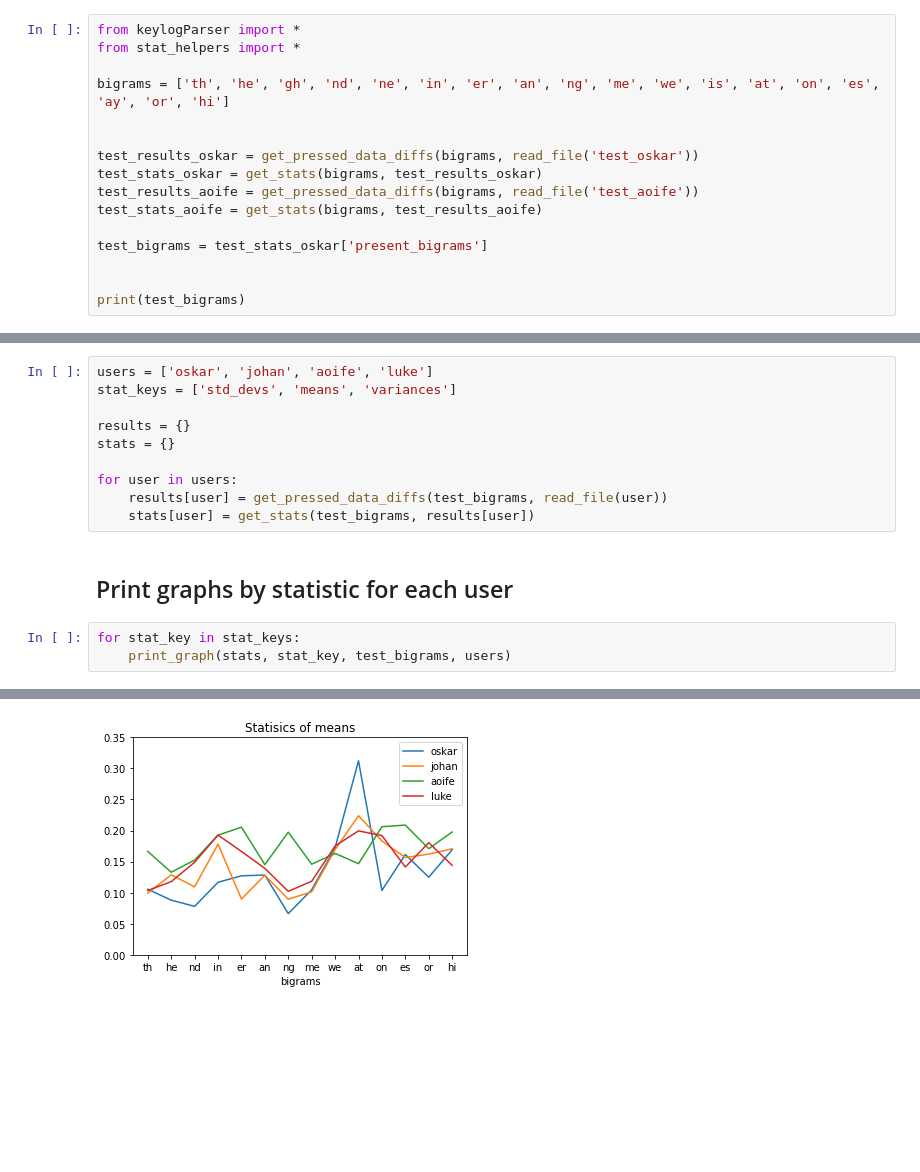
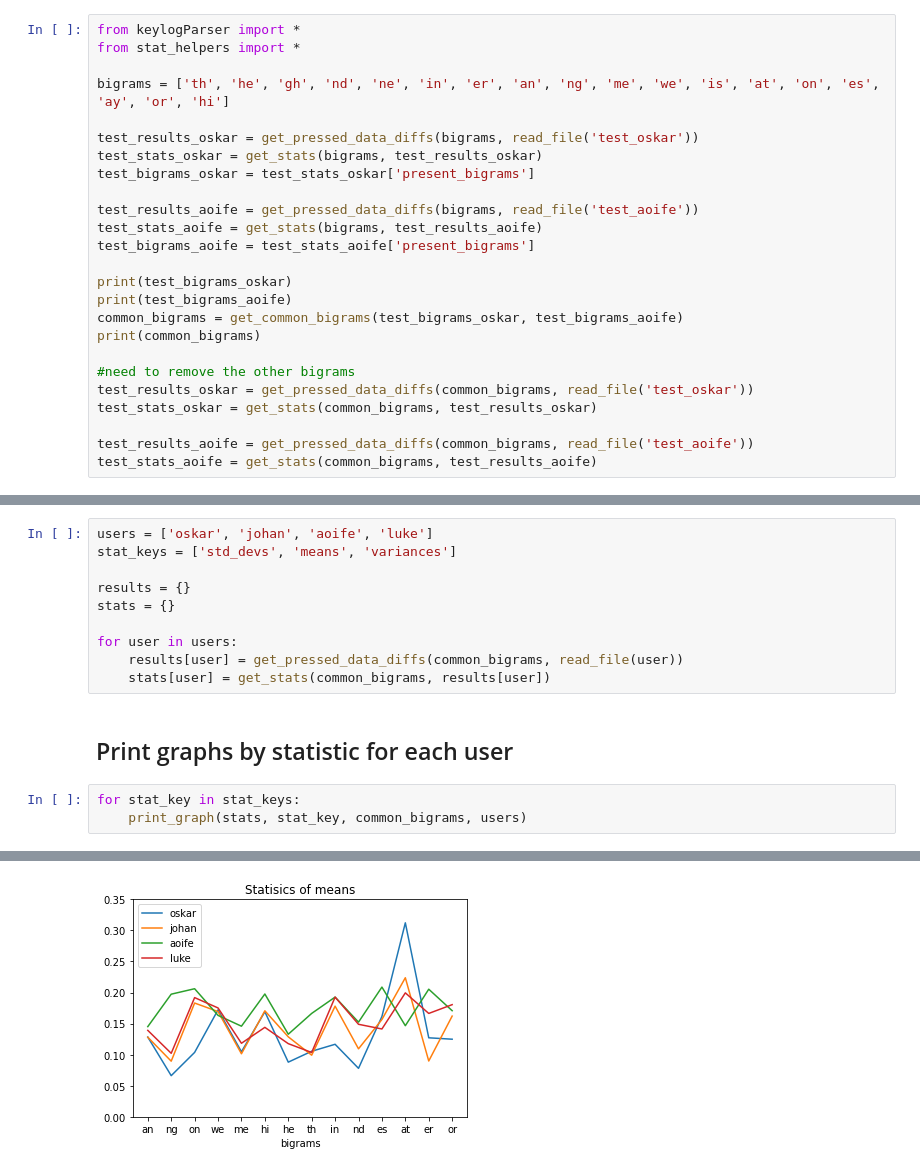
Before and after one commit to igoea20/keystrokeLogger, a Jupyter notebook: runner.ipynb, the cells around one changed output, grey strips where cells are left out. Cells and saved outputs as stored; diff of their text form; blank space fills up the shorter version.

```diff
--- a/runner.ipynb
+++ b/runner.ipynb
@@ -4,15 +4,24 @@ from stat_helpers import *
 
 bigrams = ['th', 'he', 'gh', 'nd', 'ne', 'in', 'er', 'an', 'ng', 'me', 'we', 'is', 'at', 'on', 'es', 'ay', 'or', 'hi']
 
-
 test_results_oskar = get_pressed_data_diffs(bigrams, read_file('test_oskar'))
 test_stats_oskar = get_stats(bigrams, test_results_oskar)
+test_bigrams_oskar = test_stats_oskar['present_bigrams']
+
 test_results_aoife = get_pressed_data_diffs(bigrams, read_file('test_aoife'))
 test_stats_aoife = get_stats(bigrams, test_results_aoife)
+test_bigrams_aoife = test_stats_aoife['present_bigrams']
 
-test_bigrams = test_stats_oskar['present_bigrams']
+print(test_bigrams_oskar)
+print(test_bigrams_aoife)
+common_bigrams = get_common_bigrams(test_bigrams_oskar, test_bigrams_aoife)
+print(common_bigrams)
 
+#need to remove the other bigrams
+test_results_oskar = get_pressed_data_diffs(common_bigrams, read_file('test_oskar'))
+test_stats_oskar = get_stats(common_bigrams, test_results_oskar)
 
-print(test_bigrams)
+test_results_aoife = get_pressed_data_diffs(common_bigrams, read_file('test_aoife'))
+test_stats_aoife = get_stats(common_bigrams, test_results_aoife)
 # %% [output]
 ['th', 'he', 'nd', 'in', 'er', 'an', 'ng', 'me', 'we', 'at', 'on', 'es', 'or', 'hi']
@@ -26,11 +37,11 @@ results = {}
 stats = {}
 
 for user in users:
-	results[user] = get_pressed_data_diffs(test_bigrams, read_file(user))
-	stats[user] = get_stats(test_bigrams, results[user])
+	results[user] = get_pressed_data_diffs(common_bigrams, read_file(user))
+	stats[user] = get_stats(common_bigrams, results[user])
 # %% [markdown]
 ## Print graphs by statistic for each user
 # %%
 for stat_key in stat_keys:
-	print_graph(stats, stat_key, test_bigrams, users)
+	print_graph(stats, stat_key, common_bigrams, users)
 # %% [output]
@@ -38 +49 @@ for stat_key in stat_keys:
-[figure, old version]
+[figure, new version]
```
Also changed, not shown: parts of 3 cells of this notebook, 1 other file.
